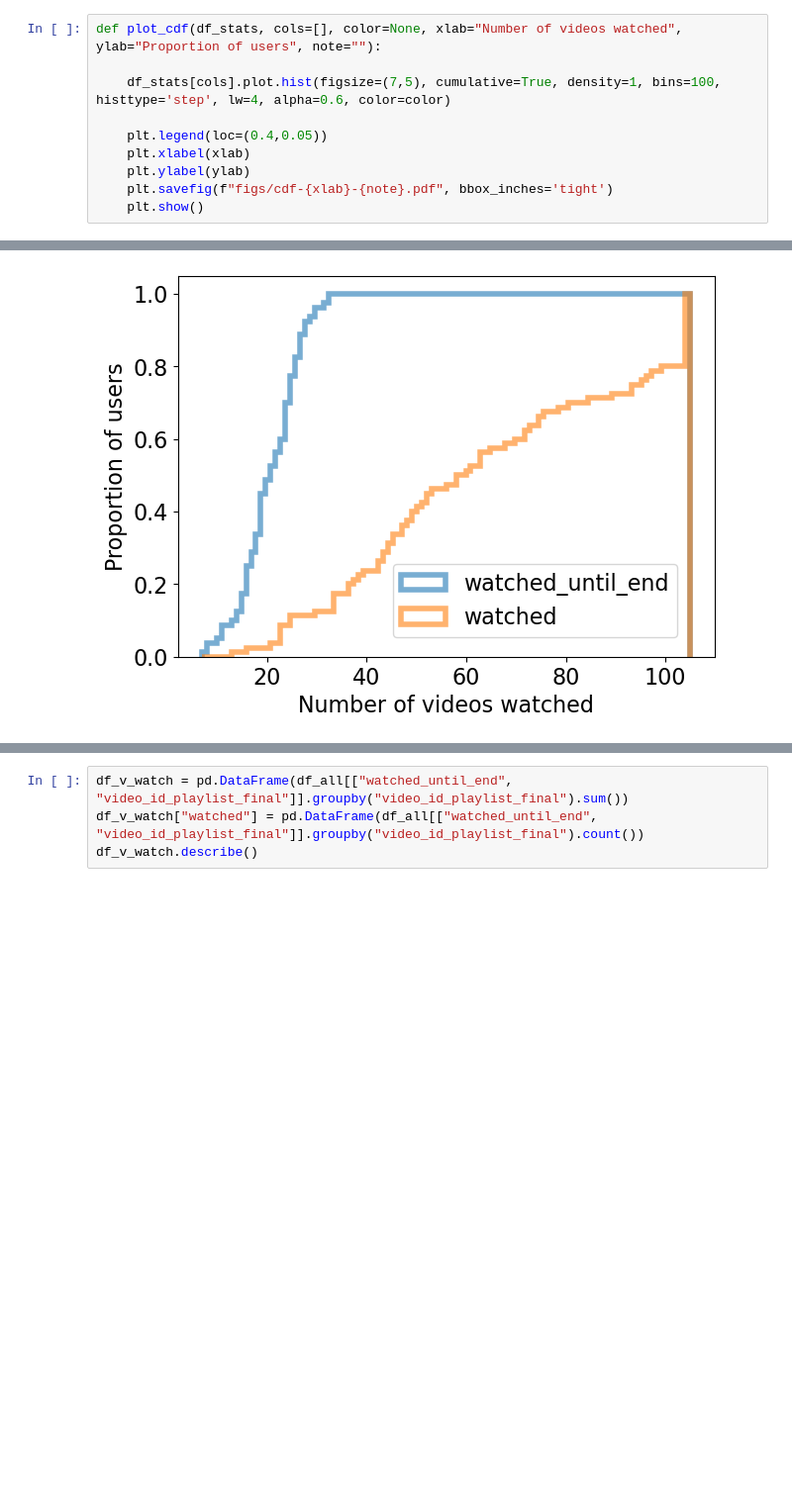
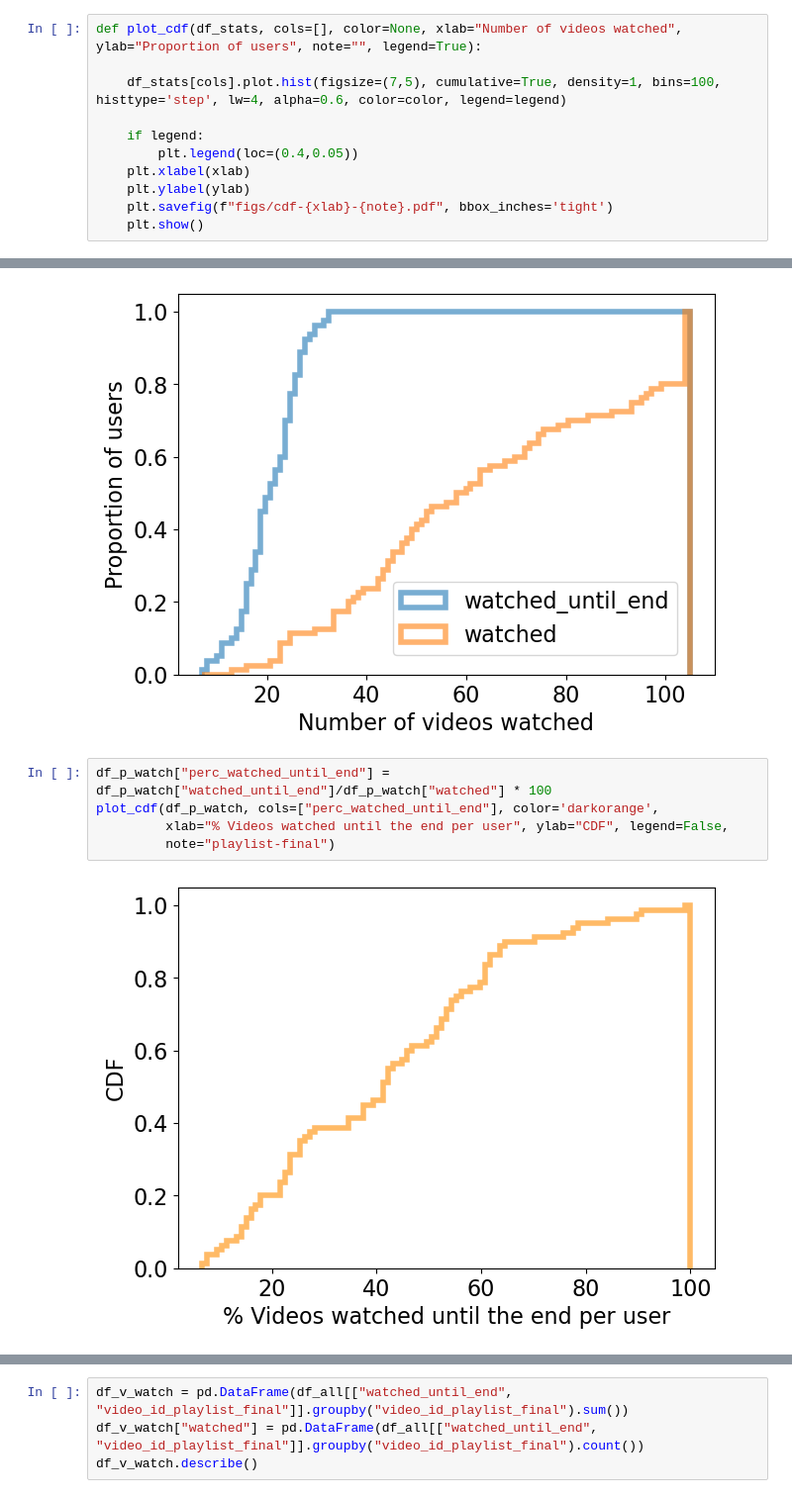
Before and after one commit to carolcoimbra/unpredictable-tiktok, a Jupyter notebook: classifier-rf.ipynb, the cells around one changed output, grey strips where cells are left out. Shown at 99% size. Drawn from its saved outputs; the diff is of its cells as text; blank space fills up the shorter version.

```diff
--- a/classifier-rf.ipynb
+++ b/classifier-rf.ipynb
@@ -34,11 +34,12 @@ def set_dim_fig(sizes=(16,20,20)):
 # %%
 set_dim_fig()
 # %%
-def plot_cdf(df_stats, cols=[], color=None, xlab="Number of videos watched", ylab="Proportion of users", note=""):
+def plot_cdf(df_stats, cols=[], color=None, xlab="Number of videos watched", ylab="Proportion of users", note="", legend=True):
 
-    df_stats[cols].plot.hist(figsize=(7,5), cumulative=True, density=1, bins=100, histtype='step', lw=4, alpha=0.6, color=color)
+    df_stats[cols].plot.hist(figsize=(7,5), cumulative=True, density=1, bins=100, histtype='step', lw=4, alpha=0.6, color=color, legend=legend)
 
-    plt.legend(loc=(0.4,0.05))
+    if legend:
+        plt.legend(loc=(0.4,0.05))
     plt.xlabel(xlab)
     plt.ylabel(ylab)
     plt.savefig(f"figs/cdf-{xlab}-{note}.pdf", bbox_inches='tight')
@@ -359,3 +379,10 @@ plot_cdf(df_p_watch, cols=["watched_until_end", "watched"], color=None,
          note="playlist-final")
 # %% [output]
 [figure]
+# %%
+df_p_watch["perc_watched_until_end"] = df_p_watch["watched_until_end"]/df_p_watch["watched"] * 100
+plot_cdf(df_p_watch, cols=["perc_watched_until_end"], color='darkorange',
+         xlab="% Videos watched until the end per user", ylab="CDF", legend=False,
+         note="playlist-final")
+# %% [output]
+[figure, added]
```
Also changed, not shown: parts of 2 cells of this notebook, 35 other files.
